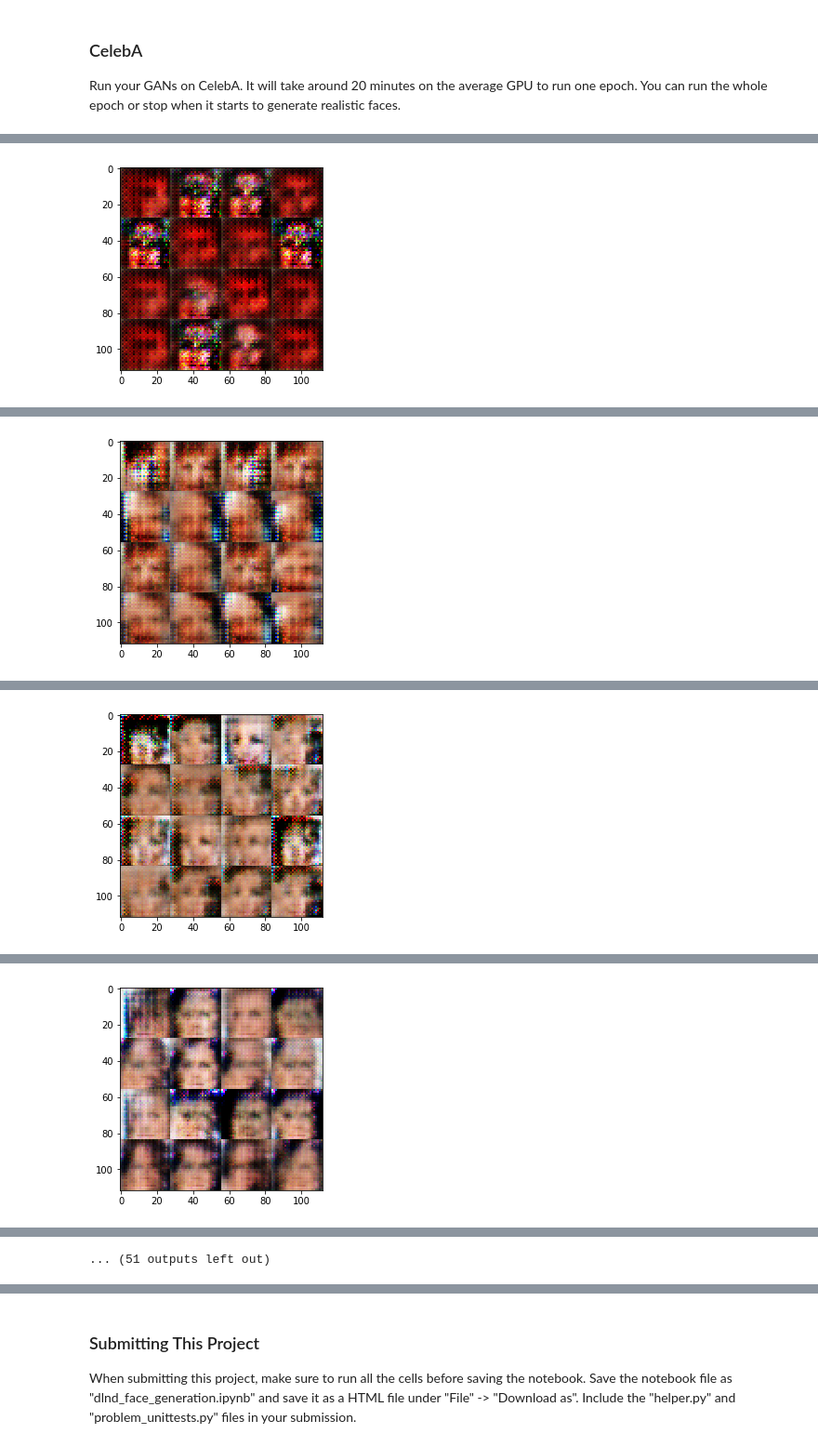
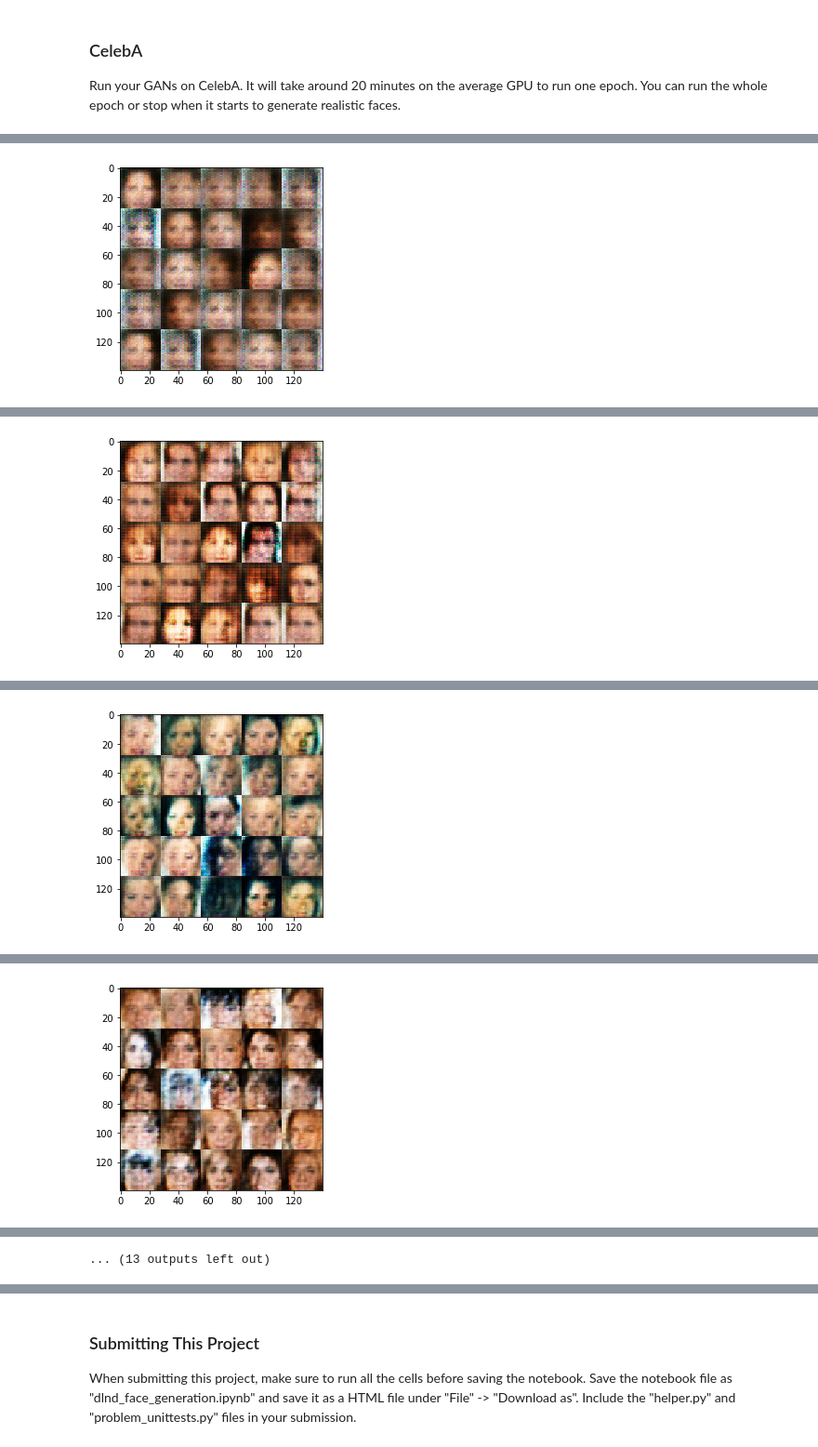
Before and after one commit to craig-martinson/face-generation-project, a Jupyter notebook: dlnd_face_generation.ipynb, the cells around one changed output, grey strips where cells are left out. Shown at 93% size. Cells and saved outputs as stored; diff of their text form; code cells hidden in the pictures.

Commit message:
added report, added plots

```diff
--- a/dlnd_face_generation.ipynb
+++ b/dlnd_face_generation.ipynb
@@ -191,26 +198,27 @@ def generator(z, out_channel_dim, is_train=True):
         alpha=0.2
 
         # First fully connected layer
-        x1 = tf.layers.dense(z, 4*4*512)
+        x1 = tf.layers.dense(z, 2*2*512)
+
         # Reshape it to start the convolutional stack
         x1 = tf.reshape(x1, (-1, 2, 2, 512))
         bn1 = tf.layers.batch_normalization(x1, training=is_train)
         relu1 = tf.maximum(alpha * bn1, bn1)
-        # 2x2x512 now
+        # output is 2x2x512
 
         x2 = tf.layers.conv2d_transpose(relu1, 256, 5, strides=2, padding='valid')
         bn2 = tf.layers.batch_normalization(x2, training=is_train)
         relu2 = tf.maximum(alpha * bn2, bn2)
-        # 7x7x256 now
+        # output is 7x7x256
 
         x3 = tf.layers.conv2d_transpose(relu2, 128, 5, strides=2, padding='same')
         bn3 = tf.layers.batch_normalization(x3, training=is_train)
         relu3 = tf.maximum(alpha * bn3, bn3)
-        # 14x14x128 now
+        # output is 14x14x128
 
         # Output layer
         logits = tf.layers.conv2d_transpose(relu3, out_channel_dim, 5, strides=2, padding='same')
-        # 28x28x3 now
+        # output is 28x28xout_channel_dim
 
         out = tf.tanh(logits)
 
@@ -458,8 +501,8 @@ Epoch 0/2: Discriminator Loss: 0.8122, Generator Loss: 1.8638
 Run your GANs on CelebA.  It will take around 20 minutes on the average GPU to run one epoch.  You can run the whole epoch or stop when it starts to generate realistic faces.
 # %%
 batch_size = 64
-z_dim = 200
-learning_rate = 0.002
+z_dim = 100
+learning_rate = 0.0005
 beta1 = 0.5
 
 
@@ -470,7 +513,7 @@ epochs = 1
 
 celeba_dataset = helper.Dataset('celeba', glob(os.path.join(data_dir, 'img_align_celeba/*.jpg')))
 with tf.Graph().as_default():
-    train(epochs, batch_size, z_dim, learning_rate, beta1, celeba_dataset.get_batches,
+    training_loss = train(epochs, batch_size, z_dim, learning_rate, beta1, celeba_dataset.get_batches,
           celeba_dataset.shape, celeba_dataset.image_mode)
 # %% [output]
 image_width=28, image_height=28, image_channels=3
@@ -481 +524 @@ Epoch 0/1: Discriminator Loss: 1.8888, Generator Loss: 0.2645
-[figure, old version]
+[figure, new version]
@@ -486 +529 @@ Epoch 0/1: Discriminator Loss: 0.3919, Generator Loss: 2.5296
-[figure, old version]
+[figure, new version]
@@ -491 +534 @@ Epoch 0/1: Discriminator Loss: 1.4685, Generator Loss: 0.6652
-[figure, old version]
+[figure, new version]
@@ -496 +539 @@ Epoch 0/1: Discriminator Loss: 1.5982, Generator Loss: 0.3056
-[figure, old version]
+[figure, new version]
@@ -507 +550 @@ Epoch 0/1: Discriminator Loss: 1.0216, Generator Loss: 1.1992
-... (51 outputs left out)
+... (13 outputs left out)
```
Also changed, not shown: parts of 10 cells of this notebook, 2 other files.
